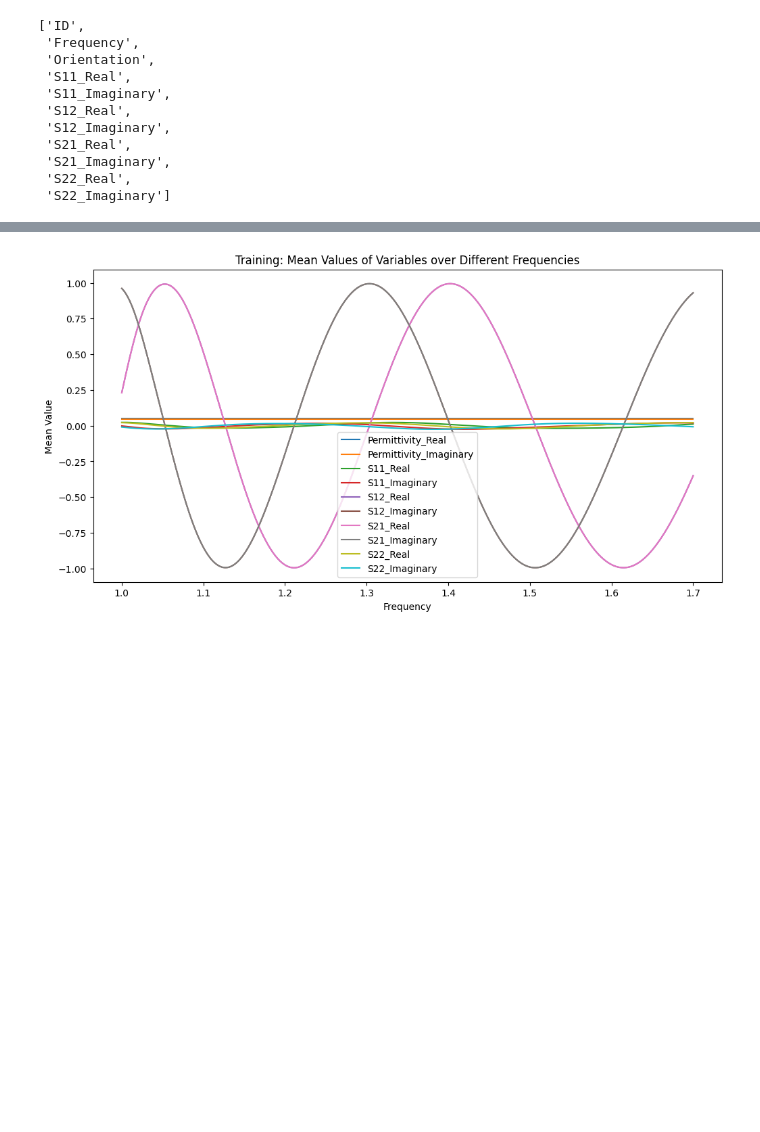
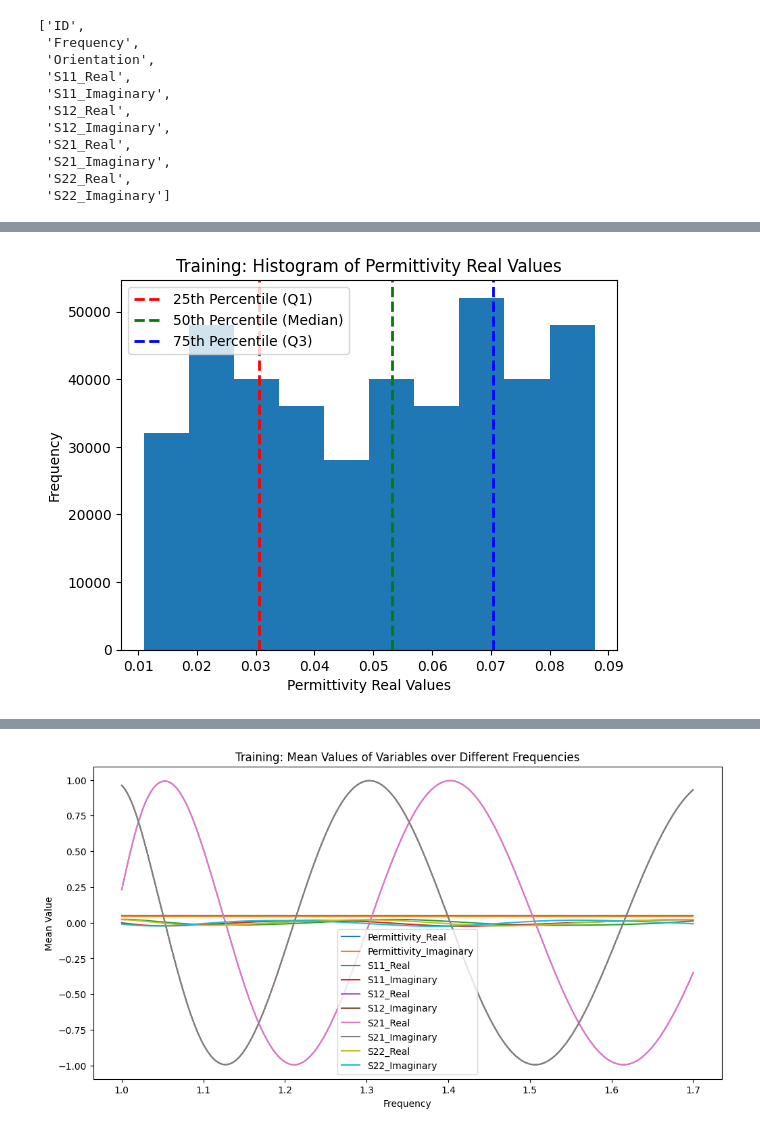
Before and after one commit to DanteMillerDS/NASA-Material-Classifier-OLD, a Jupyter notebook: classifier_lstm.ipynb, the cells around one changed output, grey strips where cells are left out. Saved outputs shown, nothing was run; the diff lists cells and outputs as text; code cells hidden in the pictures; blank space fills up the shorter version.

```diff
--- a/classifier_lstm.ipynb
+++ b/classifier_lstm.ipynb
@@ -257,3 +263,18 @@ testing_dataframe.head(5)
 columns = training_dataframe.columns[3:]
 training_mean_predicted_values = training_dataframe.groupby('Frequency')[columns].mean()
 testing_mean_predicted_values = testing_dataframe.groupby('Frequency')[columns].mean()
+# %%
+q25 = np.percentile(training_dataframe["Permittivity_Real"], 25)
+q50 = np.percentile(training_dataframe["Permittivity_Real"], 50)
+q75 = np.percentile(training_dataframe["Permittivity_Real"], 75)
+plt.hist(training_dataframe["Permittivity_Real"])
+plt.xlabel("Permittivity Real Values")
+plt.ylabel("Frequency")
+plt.title("Training: Histogram of Permittivity Real Values")
+plt.axvline(q25, color='red', linestyle='dashed', linewidth=2, label='25th Percentile (Q1)')
+plt.axvline(q50, color='green', linestyle='dashed', linewidth=2, label='50th Percentile (Median)')
+plt.axvline(q75, color='blue', linestyle='dashed', linewidth=2, label='75th Percentile (Q3)')
+plt.legend()
+plt.show()
+# %% [output]
+[figure, added]
```
Also changed, not shown: parts of 44 cells of this notebook, 1 other file.
